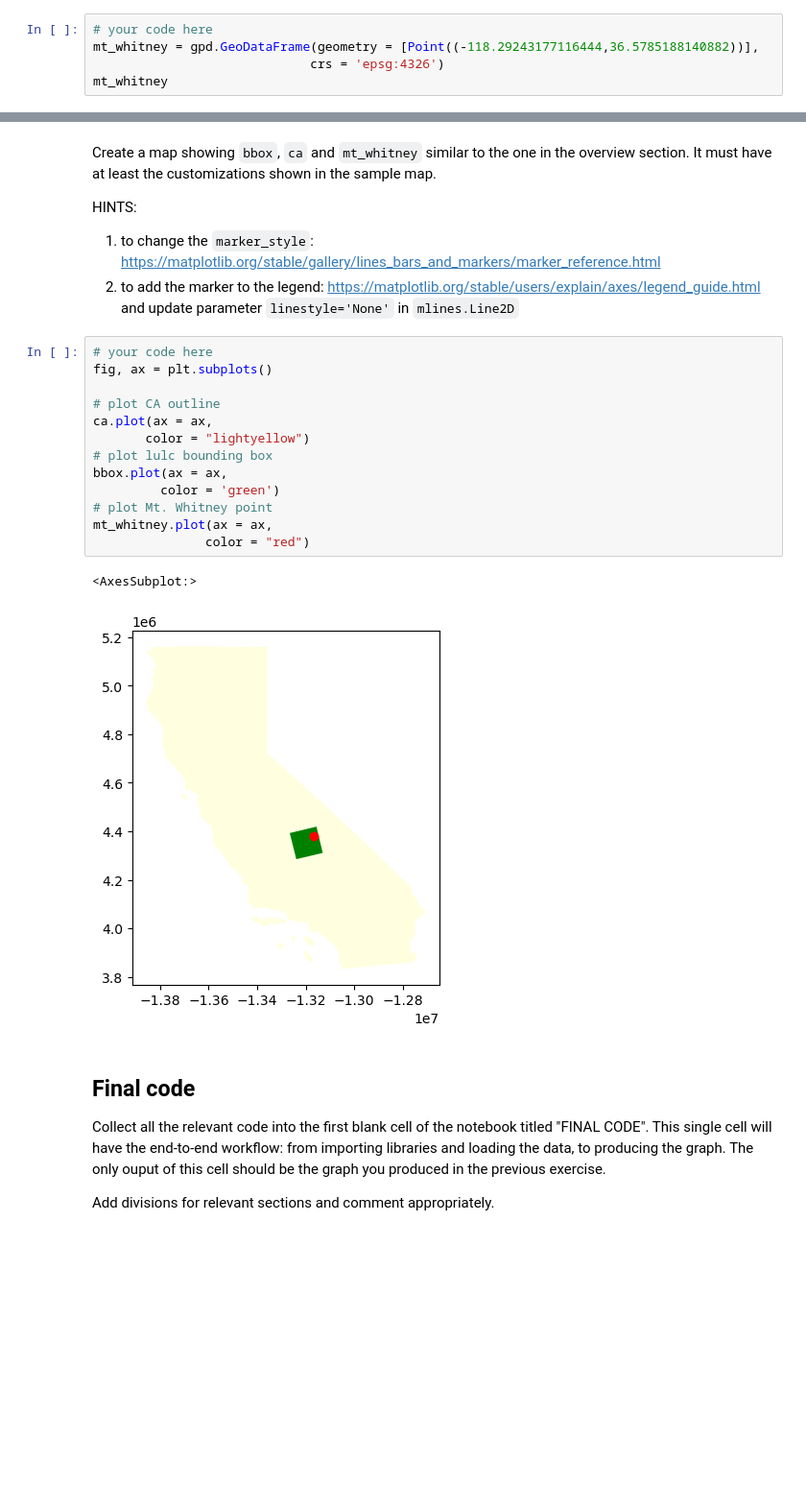
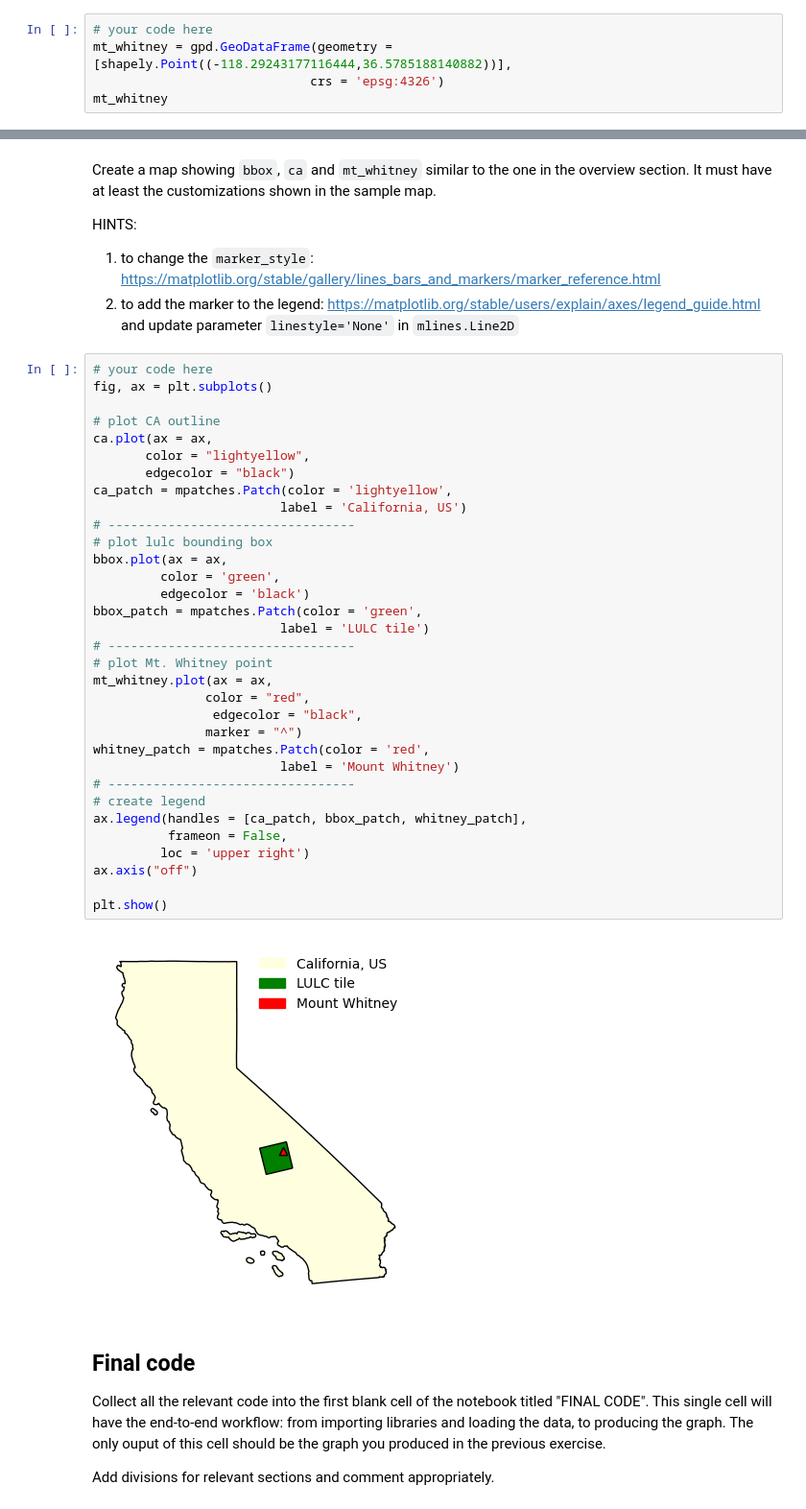
Before and after one commit to amandaherbst/eds220-hwk-4, a Jupyter notebook: hwk4-task1-whitney-map.ipynb, the cells around one changed output, grey strips where cells are left out. Shown at 96% size. Drawn from its saved outputs; the diff is of its cells as text; blank space fills up the shorter version.

```diff
--- a/hwk4-task1-whitney-map.ipynb
+++ b/hwk4-task1-whitney-map.ipynb
@@ -109,7 +110,7 @@ bbox
 Create a `geopands.GeoDataFrame` named `mt_whitney` having the coordinates of Mount Whitney as a single point. You will need to look up Mount Whitney's coordinates. HINT: [`shapely.Point()`](https://shapely.readthedocs.io/en/stable/reference/shapely.Point.html)
 # %%
 # your code here
-mt_whitney = gpd.GeoDataFrame(geometry = [Point((-118.29243177116444,36.5785188140882))],
+mt_whitney = gpd.GeoDataFrame(geometry = [shapely.Point((-118.29243177116444,36.5785188140882))],
                              crs = 'epsg:4326')
 mt_whitney
 # %% [output]
@@ -145,19 +146,38 @@ HINTS:
 # %%
 # your code here
 fig, ax = plt.subplots()
 
 # plot CA outline
 ca.plot(ax = ax,
-       color = "lightyellow")
+       color = "lightyellow",
+       edgecolor = "black")
+ca_patch = mpatches.Patch(color = 'lightyellow',
+                         label = 'California, US')
+# ---------------------------------
 # plot lulc bounding box
 bbox.plot(ax = ax,
-         color = 'green')
+         color = 'green',
+         edgecolor = 'black')
+bbox_patch = mpatches.Patch(color = 'green',
+                         label = 'LULC tile')
+# ---------------------------------
 # plot Mt. Whitney point
 mt_whitney.plot(ax = ax,
-               color = "red")
+               color = "red",
+                edgecolor = "black",
+               marker = "^")
+whitney_patch = mpatches.Patch(color = 'red',
+                         label = 'Mount Whitney')
+# ---------------------------------
+# create legend
+ax.legend(handles = [ca_patch, bbox_patch, whitney_patch],
+          frameon = False,
+         loc = 'upper right')
+ax.axis("off")
+
+plt.show()
 # %% [output]
-<AxesSubplot:>
-[figure, old version]
+[figure, new version]
 # %% [markdown]
 ## Final code
 Collect all the relevant code into the first blank cell of the notebook titled "FINAL CODE". This single cell will have the end-to-end workflow: from importing libraries and loading the data, to producing the graph. The only ouput of this cell should be the graph you produced in the previous exercise.
```
Also changed, not shown: parts of 1 cell of this notebook.
